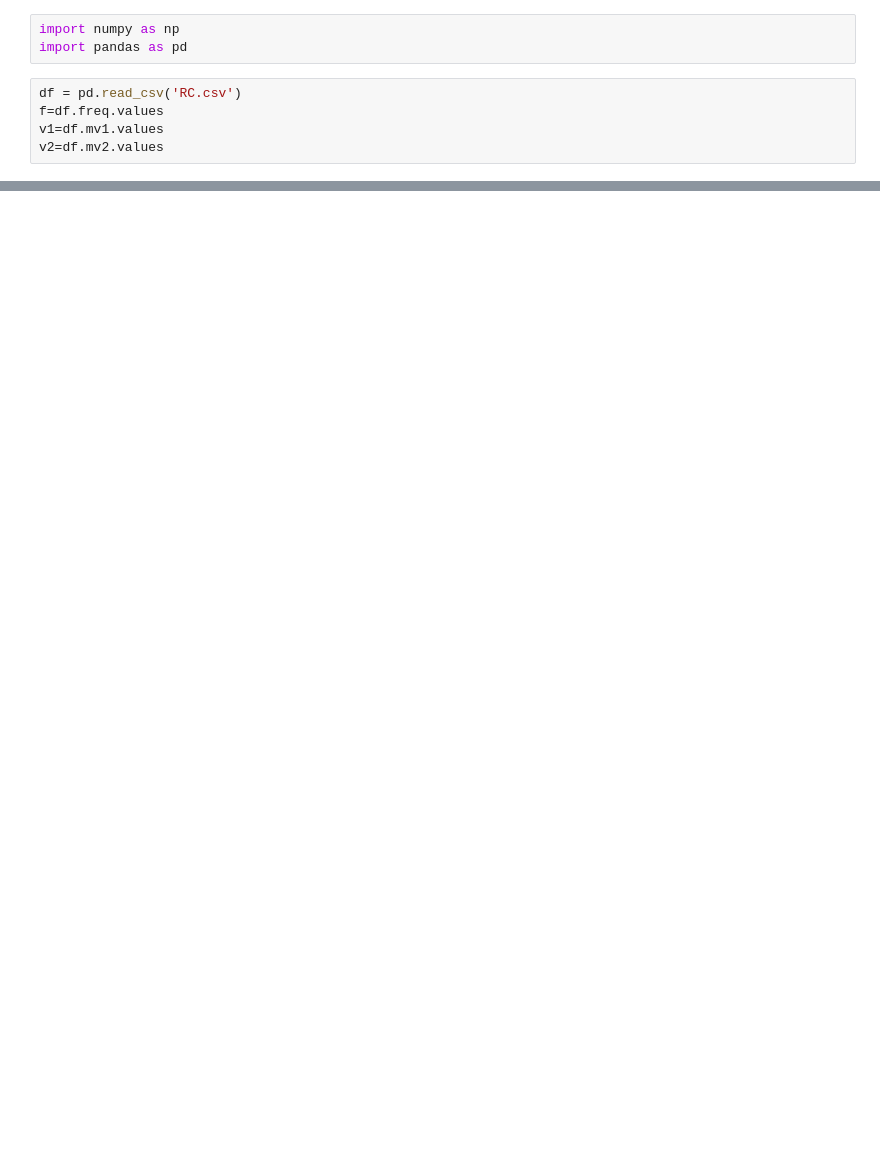
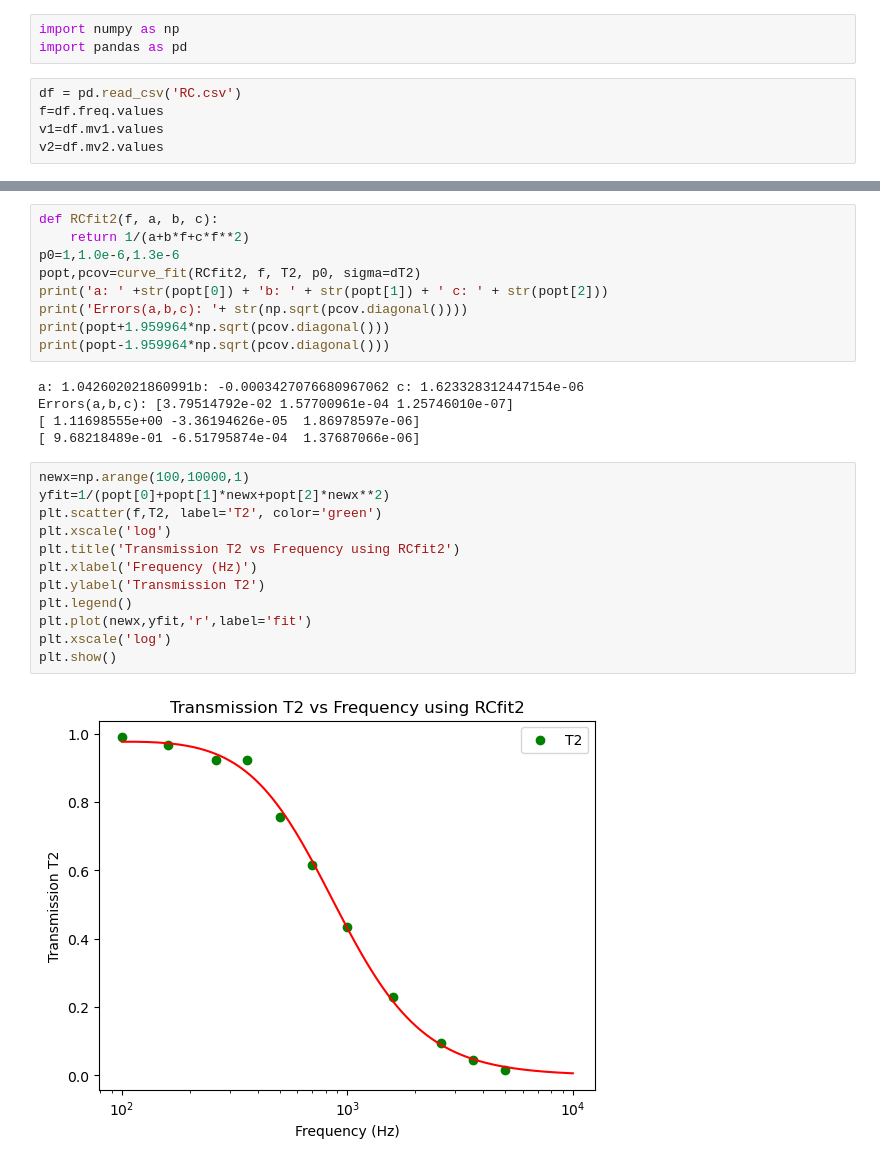
Before and after one commit to Jintian-JTST/OxfordTime, a Jupyter notebook: labs/EL02.ipynb, the cells around one changed output, grey strips where cells are left out. Cells and saved outputs as stored; diff of their text form; blank space fills up the shorter version.

```diff
--- a/labs/EL02.ipynb
+++ b/labs/EL02.ipynb
@@ -41,0 +87,28 @@ print(popt-1.959964*np.sqrt(pcov.diagonal()))
+# %%
+def RCfit2(f, a, b, c):
+    return 1/(a+b*f+c*f**2)
+p0=1,1.0e-6,1.3e-6
+popt,pcov=curve_fit(RCfit2, f, T2, p0, sigma=dT2)
+print('a: ' +str(popt[0]) + 'b: ' + str(popt[1]) + ' c: ' + str(popt[2]))
+print('Errors(a,b,c): '+ str(np.sqrt(pcov.diagonal())))
+print(popt+1.959964*np.sqrt(pcov.diagonal()))
+print(popt-1.959964*np.sqrt(pcov.diagonal()))
+# %% [output]
+a: 1.042602021860991b: -0.0003427076680967062 c: 1.623328312447154e-06
+Errors(a,b,c): [3.79514792e-02 1.57700961e-04 1.25746010e-07]
+[ 1.11698555e+00 -3.36194626e-05  1.86978597e-06]
+[ 9.68218489e-01 -6.51795874e-04  1.37687066e-06]
+# %%
+newx=np.arange(100,10000,1)
+yfit=1/(popt[0]+popt[1]*newx+popt[2]*newx**2)
+plt.scatter(f,T2, label='T2', color='green')
+plt.xscale('log')
+plt.title('Transmission T2 vs Frequency using RCfit2')
+plt.xlabel('Frequency (Hz)')
+plt.ylabel('Transmission T2')
+plt.legend()
+plt.plot(newx,yfit,'r',label='fit')
+plt.xscale('log')
+plt.show()
+# %% [output]
+[figure, added]
```
Also changed, not shown: parts of 10 cells of this notebook, 8 other files.
